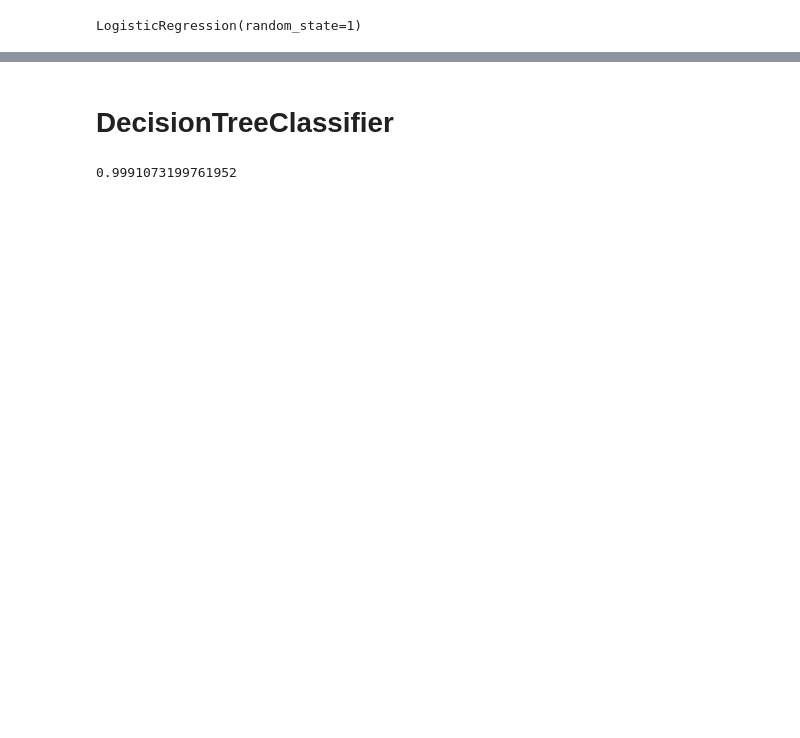
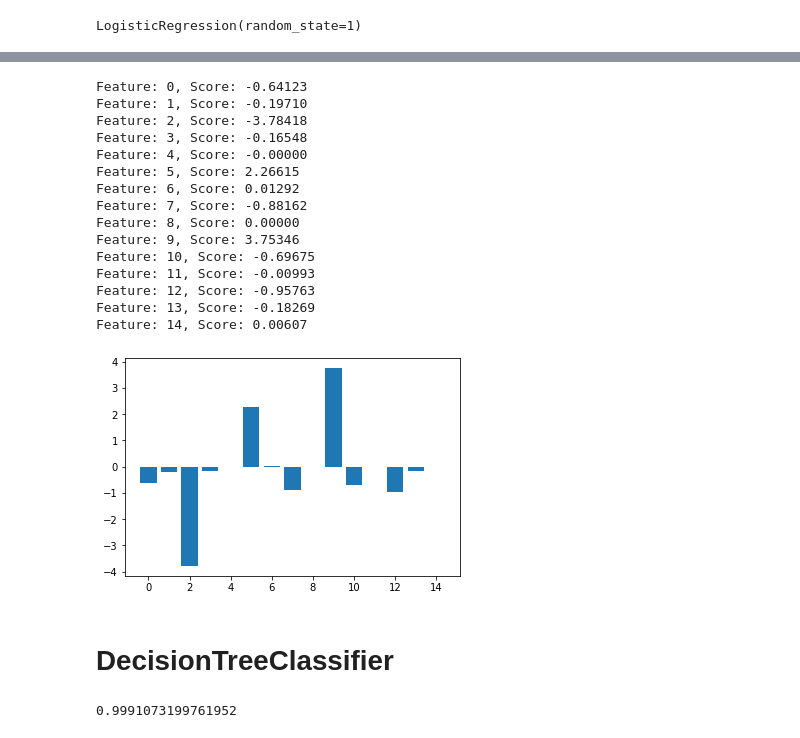
Before and after one commit to rankx034/final-project, a Jupyter notebook: ML_Models.ipynb, the cells around one changed output, grey strips where cells are left out. Saved outputs shown, nothing was run; the diff lists cells and outputs as text; code cells hidden in the pictures; blank space fills up the shorter version.

```diff
--- a/ML_Models.ipynb
+++ b/ML_Models.ipynb
@@ -208,3 +287,29 @@ weighted avg       0.77      0.31      0.38     20165
+# %%
+# get importance
+importance = model.coef_[0]
+# summarize feature importance
+for i,v in enumerate(importance):
+	print('Feature: %0d, Score: %.5f' % (i,v))
+# plot feature importance
+plt.bar([x for x in range(len(importance))], importance)
+plt.show()
+# %% [output]
+Feature: 0, Score: -0.64123
+Feature: 1, Score: -0.19710
+Feature: 2, Score: -3.78418
+Feature: 3, Score: -0.16548
+Feature: 4, Score: -0.00000
+Feature: 5, Score: 2.26615
+Feature: 6, Score: 0.01292
+Feature: 7, Score: -0.88162
+Feature: 8, Score: 0.00000
+Feature: 9, Score: 3.75346
+Feature: 10, Score: -0.69675
+Feature: 11, Score: -0.00993
+Feature: 12, Score: -0.95763
+Feature: 13, Score: -0.18269
+Feature: 14, Score: 0.00607
+[figure, added]
 # %% [markdown]
 # DecisionTreeClassifier
 # %%
```
Also changed, not shown: parts of 45 cells of this notebook.
